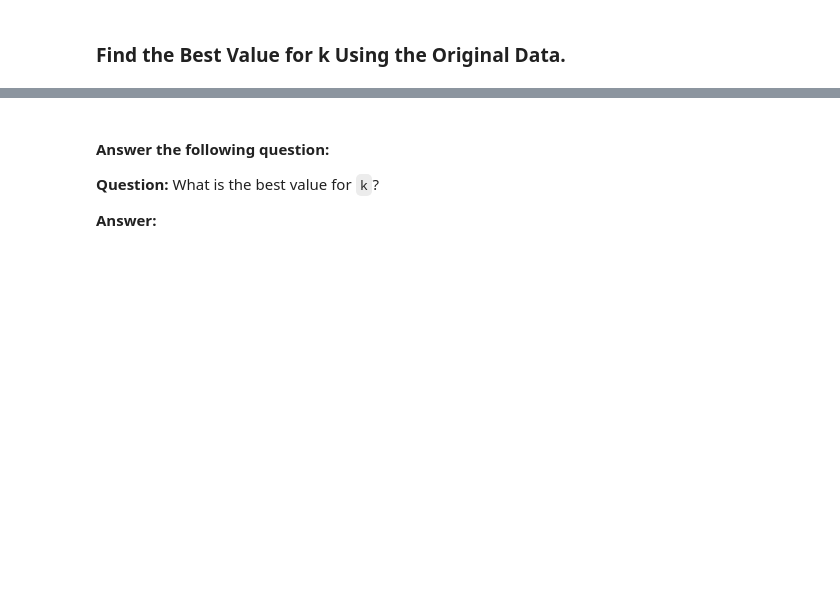
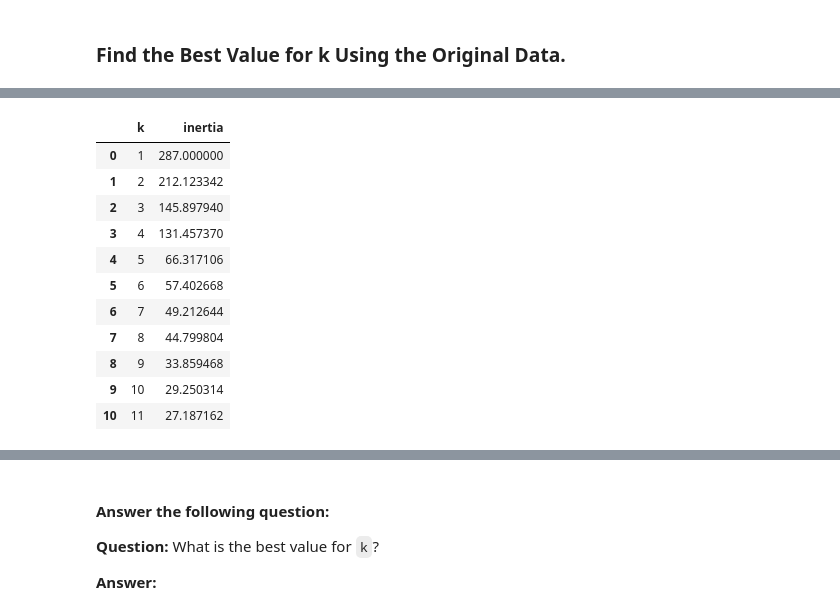
Before and after one commit to wallago-caite/CryptoClustering, a Jupyter notebook: Starter_Code/Crypto_Clustering.ipynb, the cells around one changed output, grey strips where cells are left out. Cells and saved outputs as stored; diff of their text form; code cells hidden in the pictures; blank space fills up the shorter version.

Commit message:
kmeans elbow graph created

```diff
--- a/Starter_Code/Crypto_Clustering.ipynb
+++ b/Starter_Code/Crypto_Clustering.ipynb
@@ -129,3 +131,5 @@ df_scaled.head(5)
 ### Find the Best Value for k Using the Original Data.
 # %%
 # Create a list with the number of k-values from 1 to 11
+k = list(range(1,12))
+k
@@ -132,9 +138,16 @@ df_scaled.head(5)
 # %%
 # Create an empty list to store the inertia values
-
+inertia = []
 
 # Create a for loop to compute the inertia with each possible value of k
 # Inside the loop:
 # 1. Create a KMeans model using the loop counter for the n_clusters
 # 2. Fit the model to the data using `df_market_data_scaled`
 # 3. Append the model.inertia_ to the inertia list
+
+for i in k:
+    model_kmeans = KMeans(n_clusters=i, random_state=1, n_init="auto")
+    model_kmeans.fit(df_scaled)
+    inertia.append(model_kmeans.inertia_)
+
+inertia
@@ -141,8 +166,24 @@ df_scaled.head(5)
 # %%
 # Create a dictionary with the data to plot the Elbow curve
-
+elbow_data = {"k": k , "inertia": inertia}
 
 # Create a DataFrame with the data to plot the Elbow curve
+elbow_df = pd.DataFrame(elbow_data)
+
+elbow_df
+# %% [output]
+|  | k | inertia |
+| 0 | 1 | 287.000000 |
+| 1 | 2 | 212.123342 |
+| 2 | 3 | 145.897940 |
+| 3 | 4 | 131.457370 |
+| 4 | 5 | 66.317106 |
+| 5 | 6 | 57.402668 |
+| 6 | 7 | 49.212644 |
+| 7 | 8 | 44.799804 |
+| 8 | 9 | 33.859468 |
+| 9 | 10 | 29.250314 |
+| 10 | 11 | 27.187162 |
 # %%
 # Plot a line chart with all the inertia values computed with
 # the different values of k to visually identify the optimal value for k.
```
Also changed, not shown: parts of 4 cells of this notebook.
